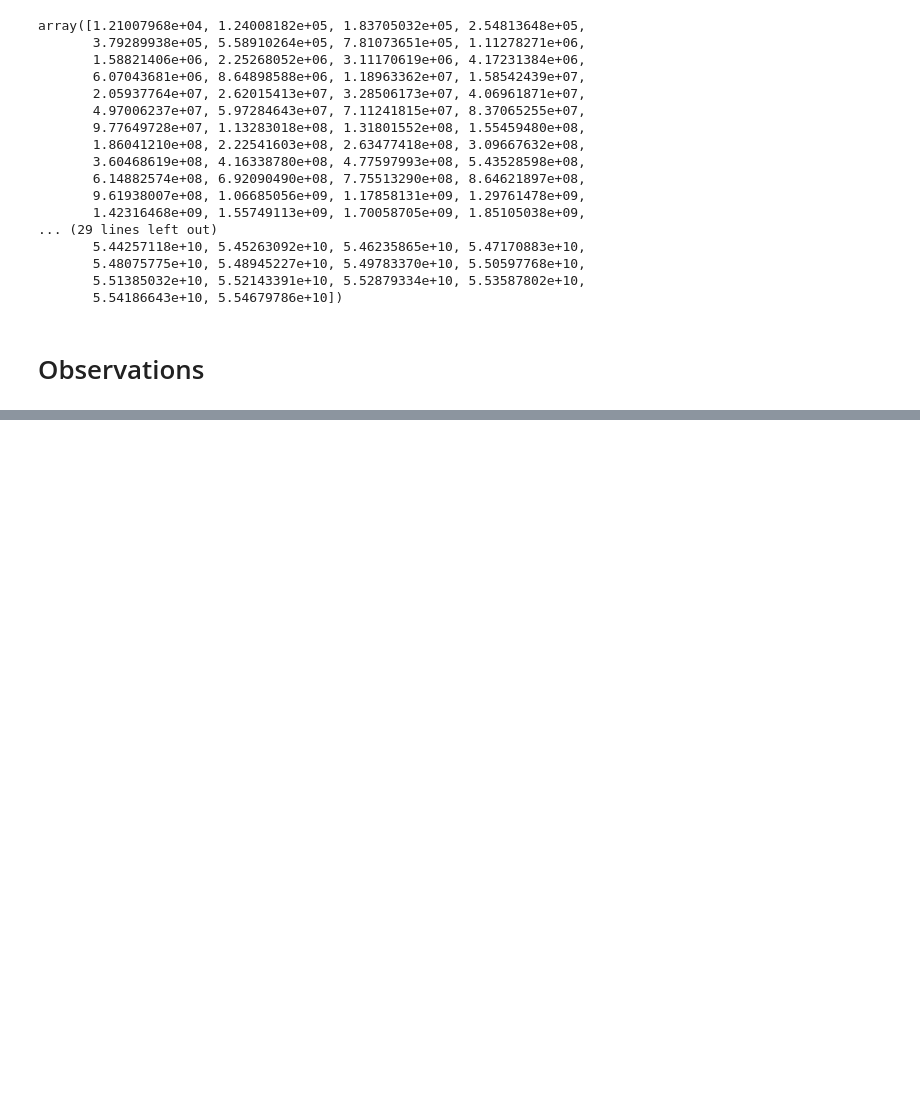
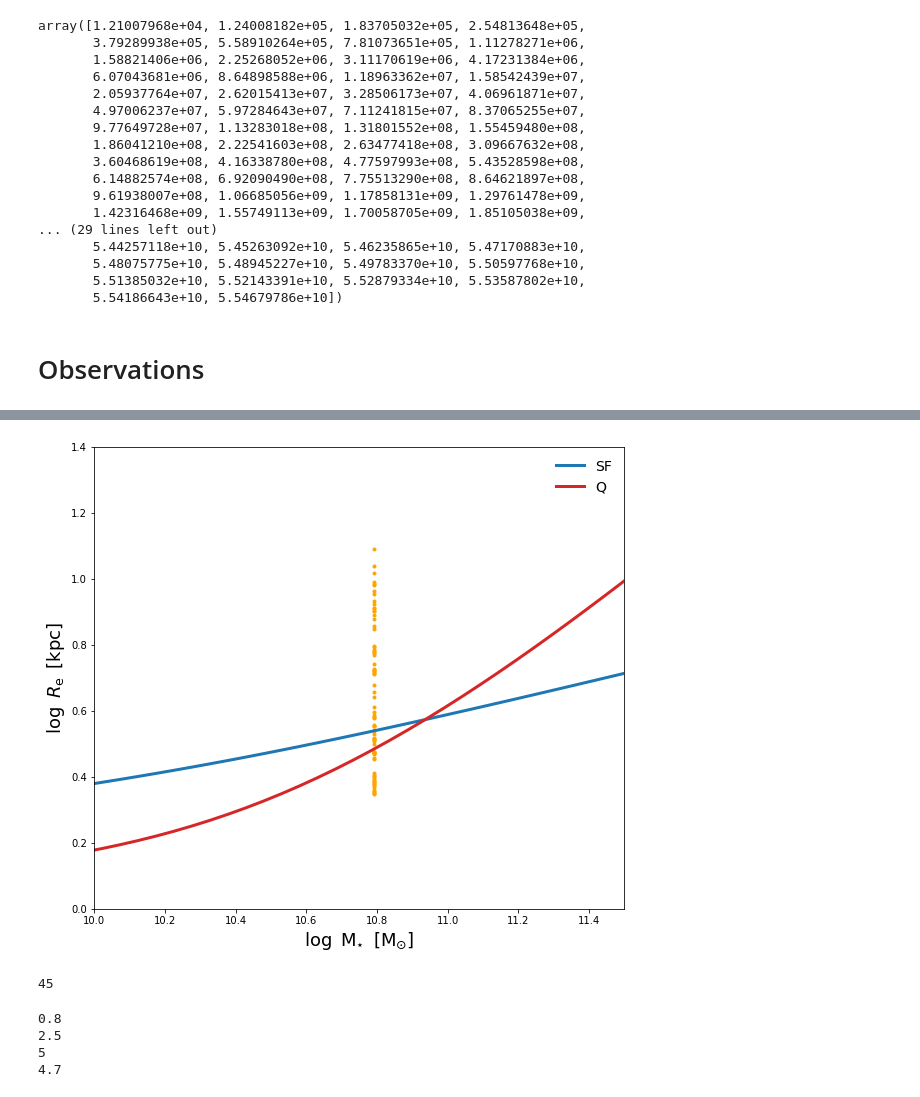
Before and after one commit to stacchella/morph_project, a Jupyter notebook: Foster/first_test.ipynb, the cells around one changed output, grey strips where cells are left out. Drawn from its saved outputs; the diff is of its cells as text; code cells hidden in the pictures; blank space fills up the shorter version.

Commit message:
fit galaxy

```diff
--- a/Foster/first_test.ipynb
+++ b/Foster/first_test.ipynb
@@ -202,0 +208,18 @@ plt.show()
+# %%
+RM_list = []
+a_list = []
+b_list = []
+c_list = []
+d_list = []
+
+for ii_a in alpha_list:
+    for ii_b in beta_list:
+        for ii_c in gamma_list:
+            for ii_d in delta_list:
+                print(ii_a,ii_b,ii_c,ii_d)
+                gal = toolbox_morph.galaxy(radius_kpc, SFH_table['scale_factor'], SFH_table['SFH_Q'], [ii_a,ii_b,ii_c,ii_d])
+                RM_list.append(gal.get_size()[-1])
+                a_list.append(ii_a)
+                b_list.append(ii_b)
+                c_list.append(ii_c)
+                d_list.append(ii_d)
@@ -202,0 +245,25 @@ plt.show()
+# %%
+
+
+fig, ax = plt.subplots(nrows=1, ncols=1, figsize=(9.5, 8.5))
+
+ax.plot(np.log10(gal.mass[-1])*np.ones(len(RM_list)), np.log10(RM_list), '.', color='orange', label='__no_label__')
+
+# plot model
+sc = ax.plot(log_mass_plot, np.log10(Mosleh2013_SF(10**log_mass_plot)), '-', lw=3, color='C0', label='SF')
+sc = ax.plot(log_mass_plot, np.log10(Mosleh2013_Q(10**log_mass_plot)), '-', lw=3, color='C3', label='Q')
+
+
+# set axes
+
+ax.set_xlabel(r'$\log\/\/\/\mathrm{M_{\star}}\/\/\/[\mathrm{M_{\odot}}]$', fontsize=18)
+ax.set_ylabel(r'$\log\/\/\/R_{\rm e}\/\/\/[\mathrm{kpc}]$', fontsize=18)
+
+ax.set_xlim([10.0, 11.5])
+ax.set_ylim([0.0, 1.4])
+
+ax.legend(frameon=False, fontsize=14)
+
+plt.show()
+# %% [output]
+[figure, added]
@@ -202,0 +272,16 @@ plt.show()
+# %%
+print (idx_min)
+# %% [output]
+45
+# %%
+print (a_list[idx_min])
+print (b_list[idx_min])
+print (c_list[idx_min])
+print (d_list[idx_min])
+
+galaxy_SF = toolbox_morph.galaxy(radius_kpc, SFH_table['scale_factor'], SFH_table['SFH_SF'], [0.8, 2.5, 5, 4.7])
+# %% [output]
+0.8
+2.5
+5
+4.7
```
Also changed, not shown: parts of 5 cells of this notebook, 1 other file.
